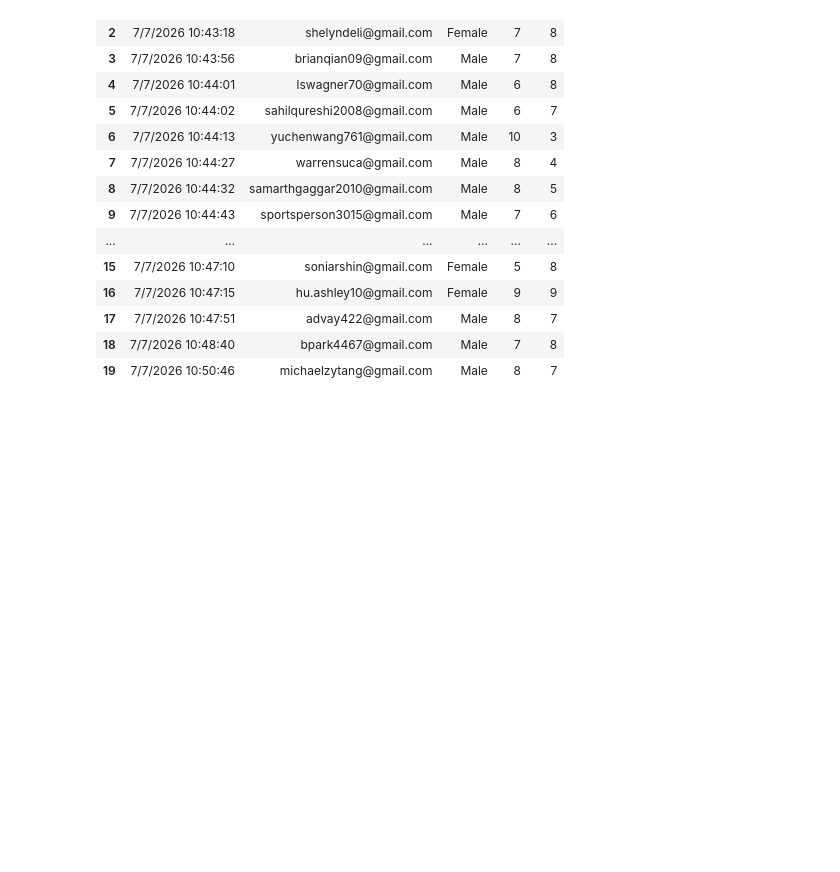
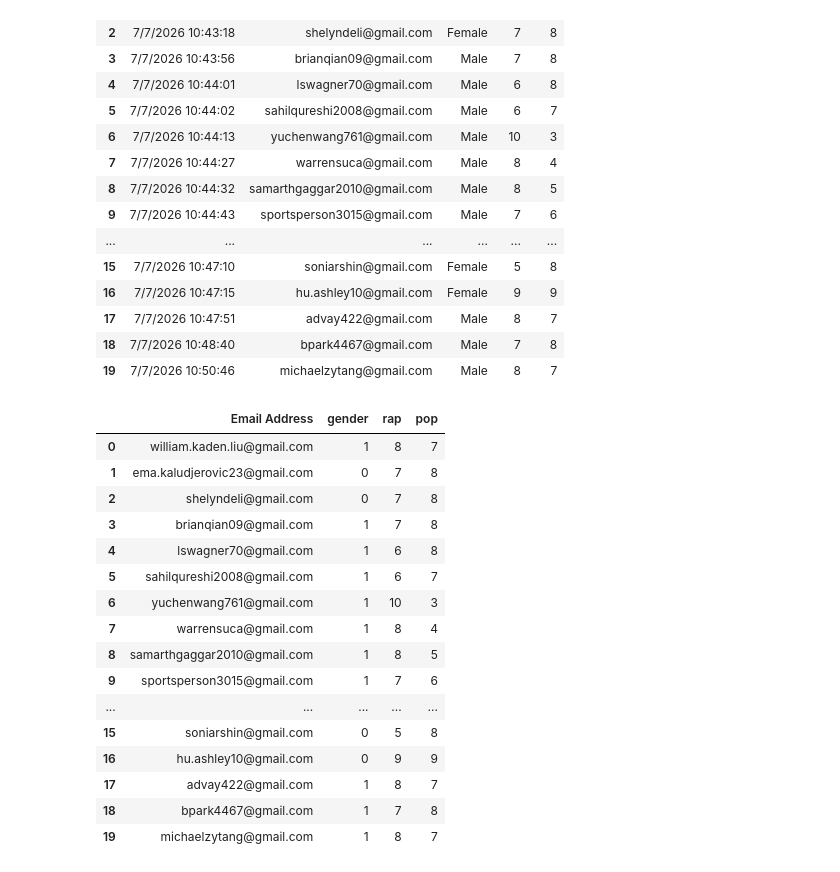
Before and after one commit to ucd-cosmos-data/26-the-deep-learners-analysis, a Jupyter notebook: survey_project/notebooks/clean_survey.ipynb, the cells around one changed output. Saved outputs shown, nothing was run; the diff lists cells and outputs as text; code cells hidden in the pictures; blank space fills up the shorter version.

Commit message:
finish cleaned and upload csvs

```diff
--- a/survey_project/notebooks/clean_survey.ipynb
+++ b/survey_project/notebooks/clean_survey.ipynb
@@ -86,3 +75,25 @@ df_cleaned
 | 17 | 7/7/2026 10:47:51 | advay422@gmail.com | Male | 8 | 7 |
 | 18 | 7/7/2026 10:48:40 | bpark4467@gmail.com | Male | 7 | 8 |
 | 19 | 7/7/2026 10:50:46 | michaelzytang@gmail.com | Male | 8 | 7 |
+# %%
+df_cleaned['gender'] = (df_cleaned['gender'] == 'Male').astype(int)
+df_cleaned = df_cleaned.drop(columns=['Timestamp'])
+df_cleaned
+# %% [output]
+|  | Email Address | gender | rap | pop |
+| 0 | william.kaden.liu@gmail.com | 1 | 8 | 7 |
+| 1 | ema.kaludjerovic23@gmail.com | 0 | 7 | 8 |
+| 2 | shelyndeli@gmail.com | 0 | 7 | 8 |
+| 3 | brianqian09@gmail.com | 1 | 7 | 8 |
+| 4 | lswagner70@gmail.com | 1 | 6 | 8 |
+| 5 | sahilqureshi2008@gmail.com | 1 | 6 | 7 |
+| 6 | yuchenwang761@gmail.com | 1 | 10 | 3 |
+| 7 | warrensuca@gmail.com | 1 | 8 | 4 |
+| 8 | samarthgaggar2010@gmail.com | 1 | 8 | 5 |
+| 9 | sportsperson3015@gmail.com | 1 | 7 | 6 |
+| ... | ... | ... | ... | ... |
+| 15 | soniarshin@gmail.com | 0 | 5 | 8 |
+| 16 | hu.ashley10@gmail.com | 0 | 9 | 9 |
+| 17 | advay422@gmail.com | 1 | 8 | 7 |
+| 18 | bpark4467@gmail.com | 1 | 7 | 8 |
+| 19 | michaelzytang@gmail.com | 1 | 8 | 7 |
```
Also changed, not shown: parts of 3 cells of this notebook, 3 other files.
